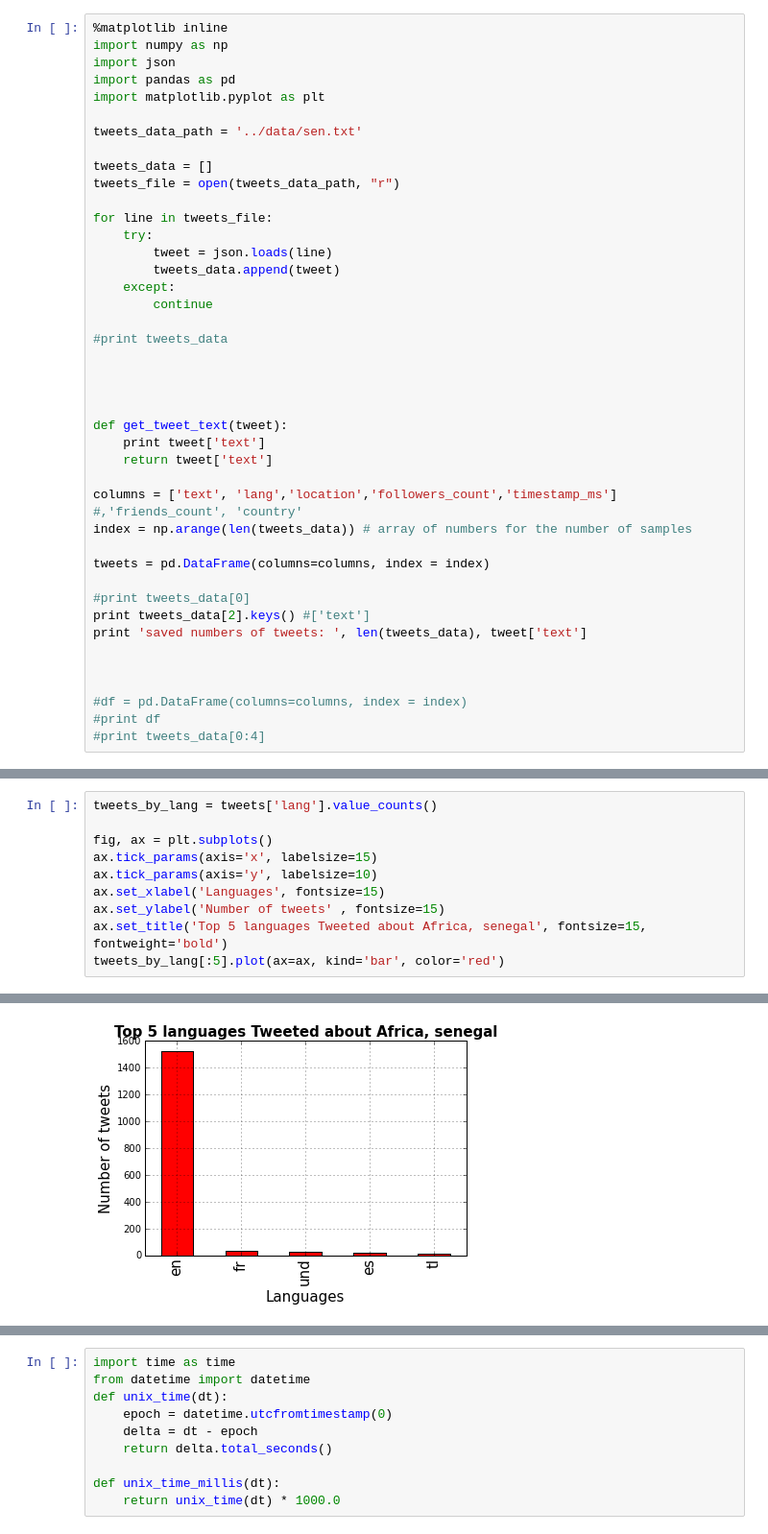
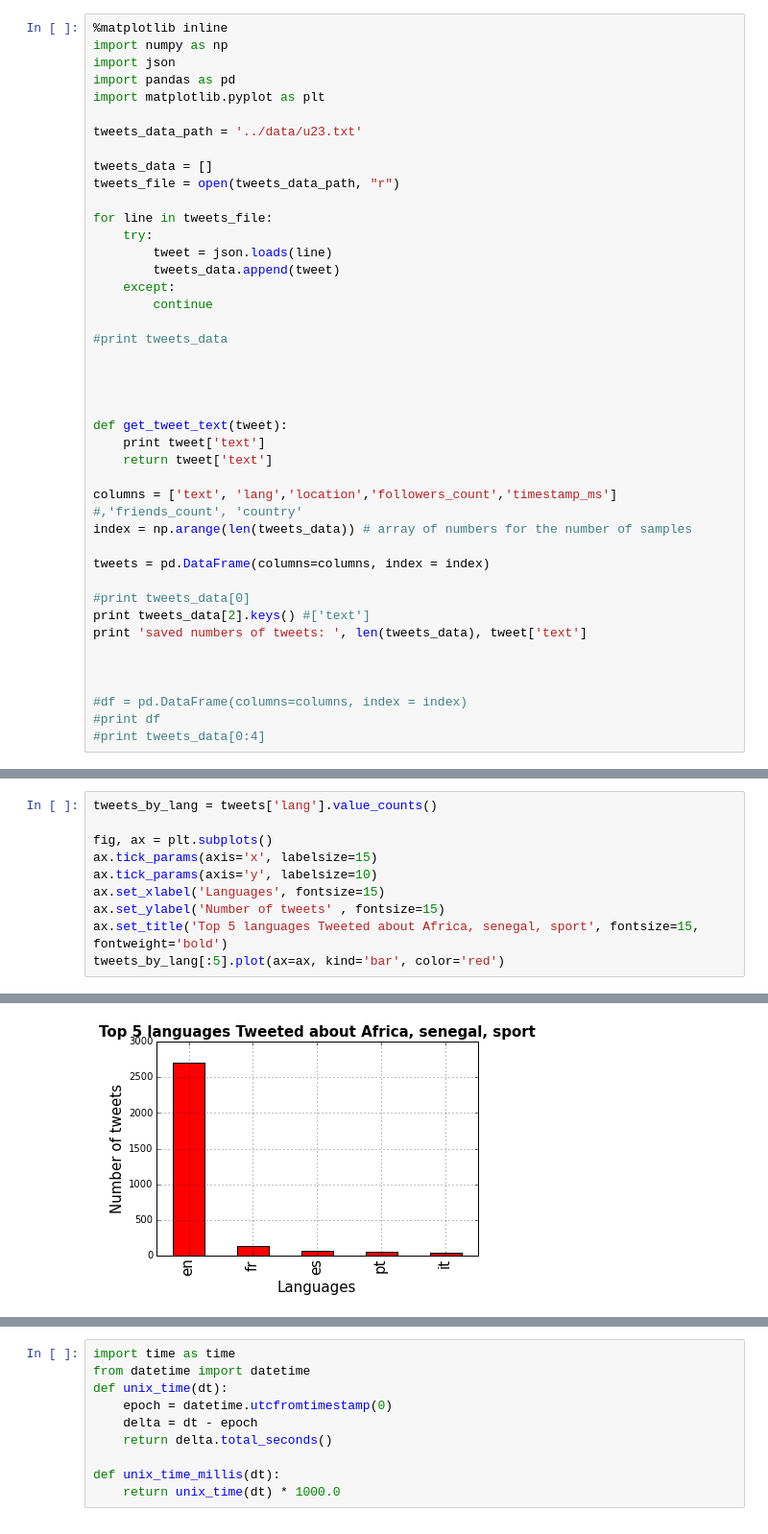
Before and after one commit to Ngom/bigdata_aims_senegal, a Jupyter notebook: TweetAnalysis/AfricaKeyWords.ipynb, the cells around one changed output, grey strips where cells are left out. Shown: that part at 96% size. Cells and saved outputs as stored; diff of their text form.

```diff
--- a/TweetAnalysis/AfricaKeyWords.ipynb
+++ b/TweetAnalysis/AfricaKeyWords.ipynb
@@ -5,7 +5,7 @@ import json
 import pandas as pd
 import matplotlib.pyplot as plt
 
-tweets_data_path = '../data/sen.txt'
+tweets_data_path = '../data/u23.txt'
 
 tweets_data = []
 tweets_file = open(tweets_data_path, "r")
@@ -74,16 +72,16 @@ Length: 473, dtype: int64
 # %%
 tweets_by_lang = tweets['lang'].value_counts()
 
 fig, ax = plt.subplots()
 ax.tick_params(axis='x', labelsize=15)
 ax.tick_params(axis='y', labelsize=10)
 ax.set_xlabel('Languages', fontsize=15)
 ax.set_ylabel('Number of tweets' , fontsize=15)
-ax.set_title('Top 5 languages Tweeted about Africa, senegal', fontsize=15, fontweight='bold')
+ax.set_title('Top 5 languages Tweeted about Africa, senegal, sport', fontsize=15, fontweight='bold')
 tweets_by_lang[:5].plot(ax=ax, kind='bar', color='red')
 # %% [output]
 <matplotlib.axes._subplots.AxesSubplot at 0x...>
-[figure, old version]
+[figure, new version]
 # %%
 tweets_by_country = tweets['location'].value_counts()
 
```
Also changed, not shown: parts of 6 cells of this notebook, 7 other files.
